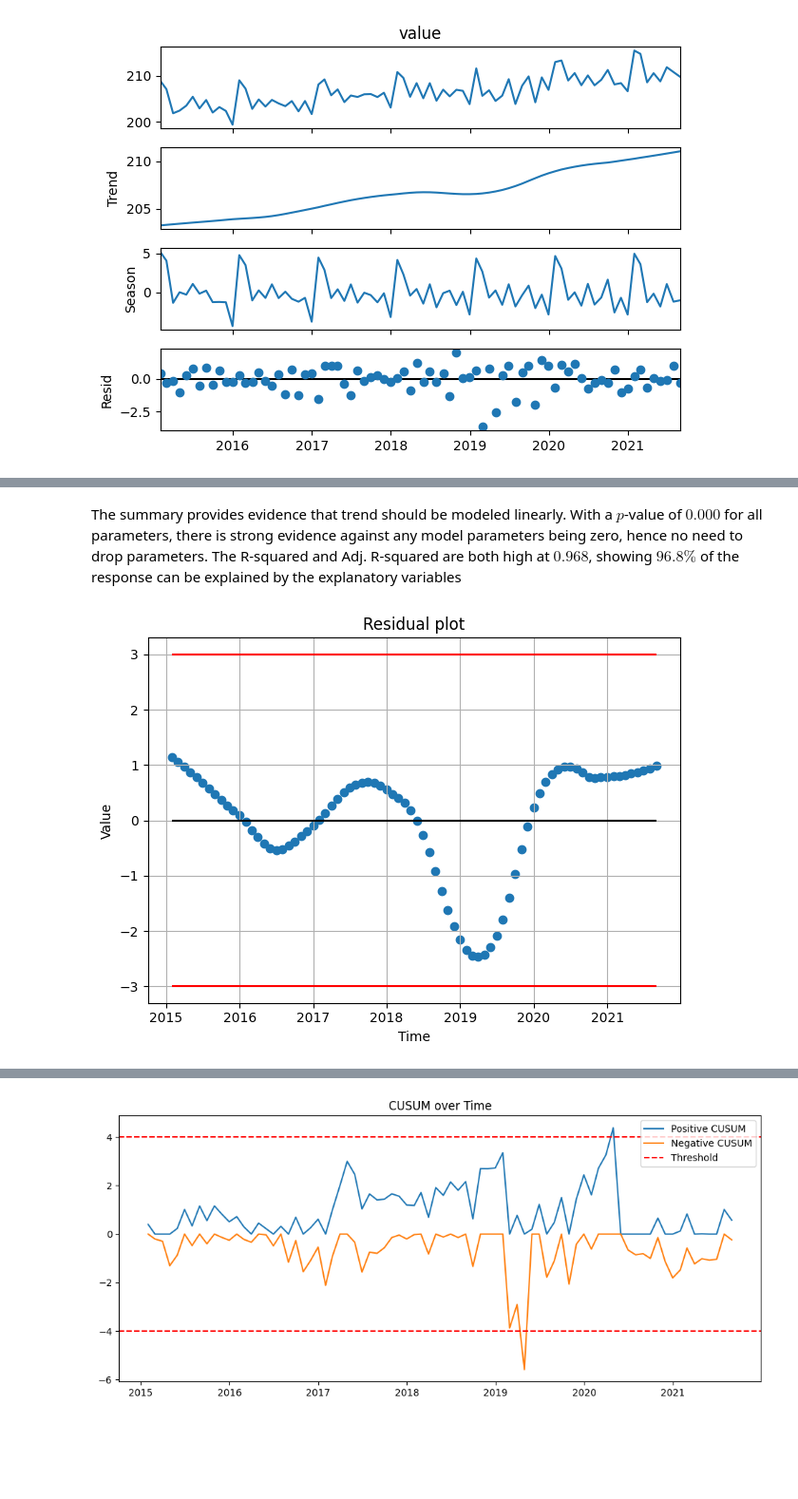
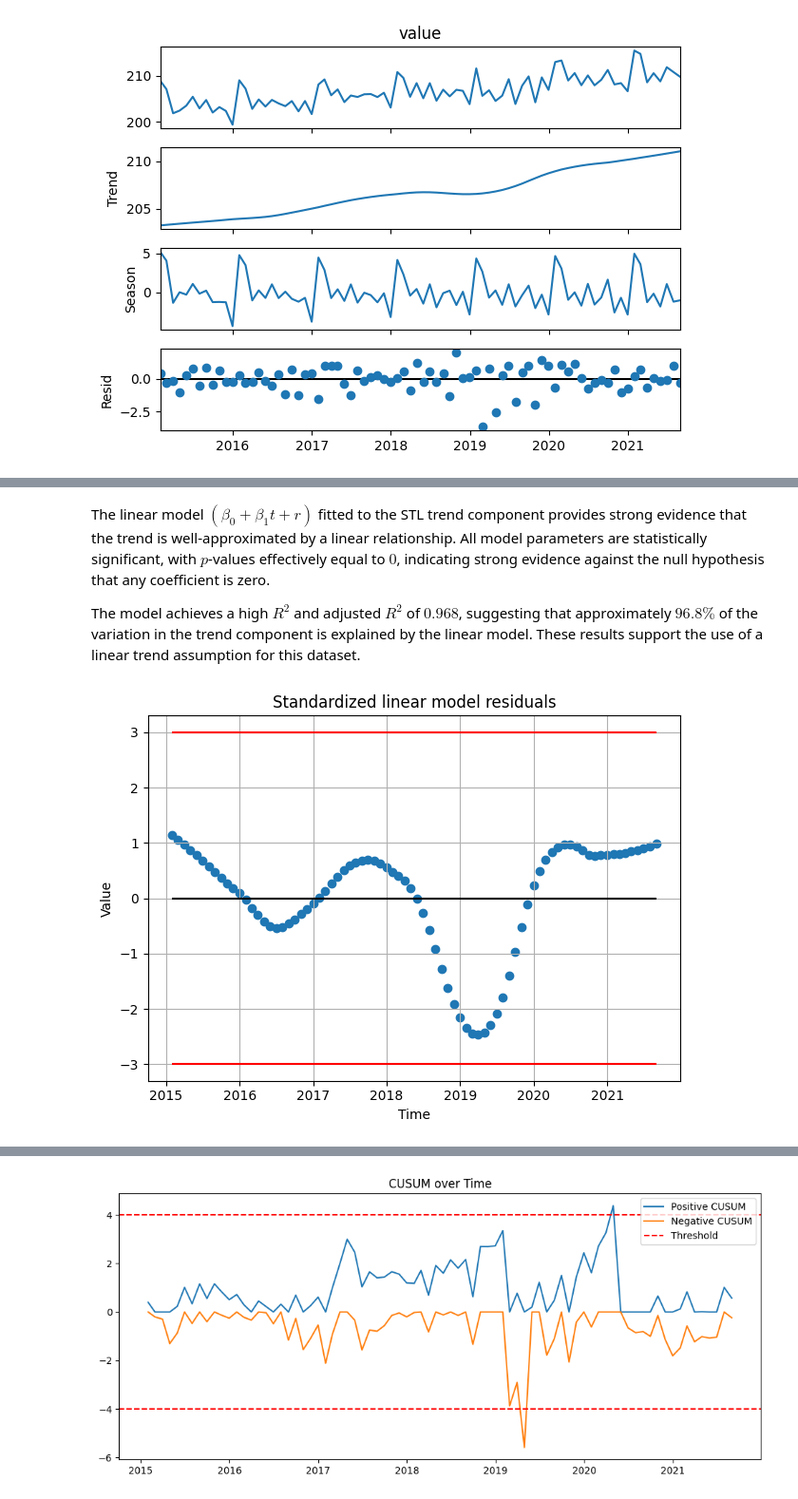
Before and after one commit to Jiaqi-Tang/Time-Series-Anomaly, a Jupyter notebook: notebooks/short_seasonal.ipynb, the cells around one changed output, grey strips where cells are left out. Shown at 95% size. Saved outputs shown, nothing was run; the diff lists cells and outputs as text; code cells hidden in the pictures; blank space fills up the shorter version.

```diff
--- a/notebooks/short_seasonal.ipynb
+++ b/notebooks/short_seasonal.ipynb
@@ -18,7 +23,7 @@ from src.visualization.plots import plot_ts
 
 data_file = '../data/short_seasonal.csv'
 
-data, ts, lables = load_synthetic_data(data_file)
-plot_ts(ts, anom=lables)
+data, ts, labels = load_synthetic_data(data_file)
+plot_ts(ts, anom=labels)
 # %% [output]
 [figure]
@@ -87,13 +76,15 @@ Covariance Type:            nonrobust
 Notes:
 [1] Standard Errors assume that the covariance matrix of the errors is correctly specified.
 # %% [markdown]
-The summary provides evidence that trend should be modeled linearly. With a $p$-value of $0.000$ for all parameters, there is strong evidence against any model parameters being zero, hence no need to drop parameters. The R-squared and Adj. R-squared are both high at $0.968$, showing $96.8\%$ of the response can be explained by the explanatory variables
+The linear model $(\beta_0+\beta_1 t +r)$ fitted to the STL trend component provides strong evidence that the trend is well-approximated by a linear relationship. All model parameters are statistically significant, with $p$-values effectively equal to $0$, indicating strong evidence against the null hypothesis that any coefficient is zero.
+
+The model achieves a high $R^2$ and adjusted $R^2$ of $0.968$, suggesting that approximately $96.8\%$ of the variation in the trend component is explained by the linear model. These results support the use of a linear trend assumption for this dataset.
 # %%
 from src.visualization.plots import plot_scatter
 from src.models.preprocessing import standardize_residuals
 
 lin_resid = standardize_residuals(pd.Series(lin_results.resid, index=ts.index))
-plot_scatter(lin_resid, hlines=[-3, 3])
+plot_scatter(lin_resid, hlines=[-3, 3], title="Standardized linear model residuals")
 # %% [output]
-[figure, old version]
+[figure, new version]
 # %% [markdown]
```
Also changed, not shown: parts of 68 cells of this notebook, 3 other files.
